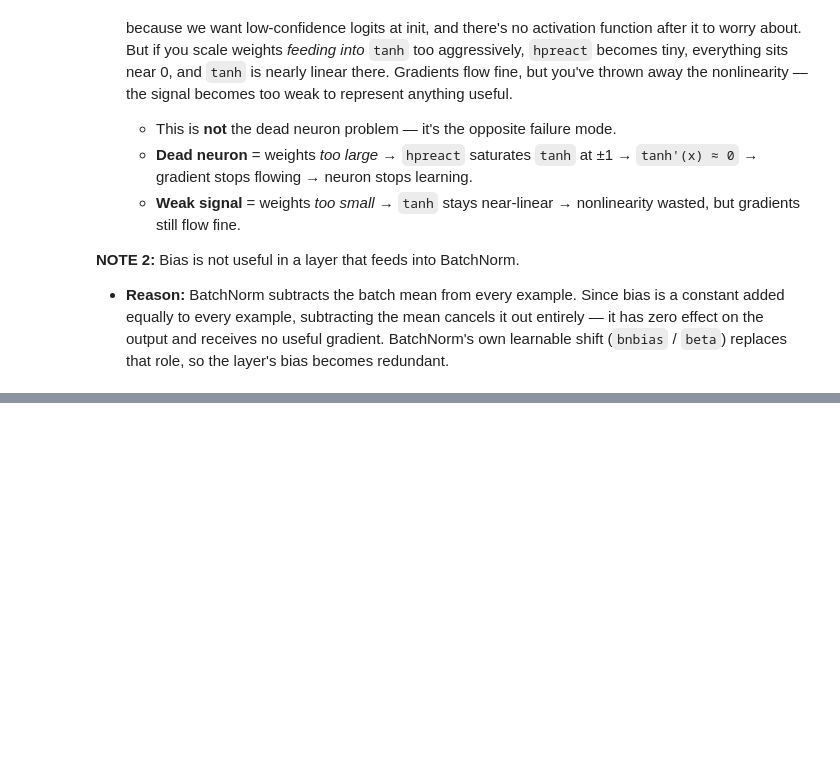
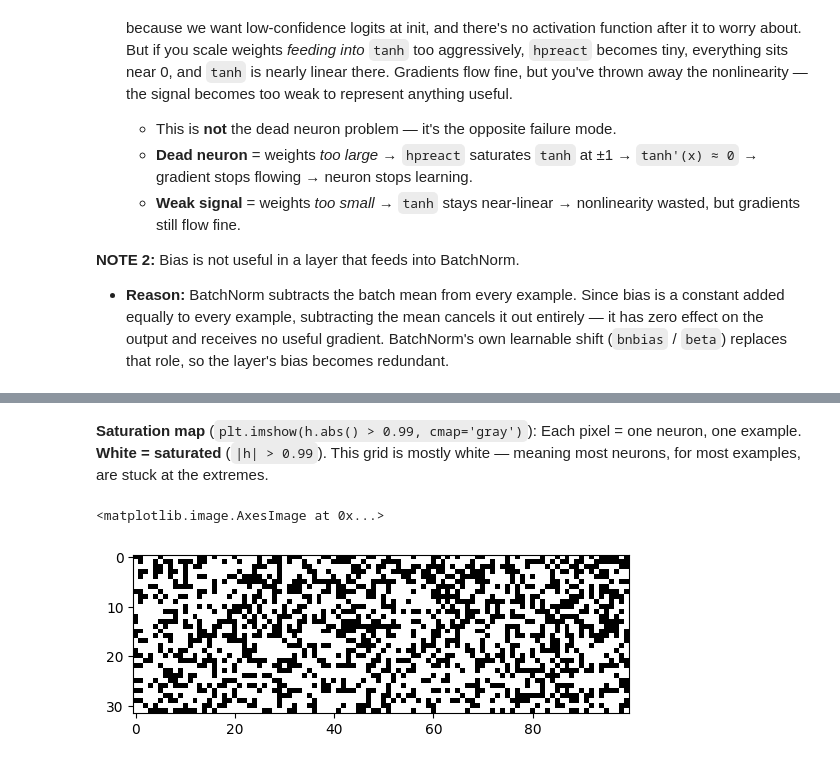
Before and after one commit to AjayMaan13/ML-AI-Complete-Journey, a Jupyter notebook: llm/makemore/makemore-pt3-activations.ipynb, the cells around one changed output, grey strips where cells are left out. Cells and saved outputs as stored; diff of their text form; code cells hidden in the pictures; blank space fills up the shorter version.

```diff
--- a/llm/makemore/makemore-pt3-activations.ipynb
+++ b/llm/makemore/makemore-pt3-activations.ipynb
@@ -47,0 +351,8 @@ Show these things in the Notebook:
+# %% [markdown]
+**Saturation map** (`plt.imshow(h.abs() > 0.99, cmap='gray')`):
+Each pixel = one neuron, one example. **White = saturated** (`|h| > 0.99`). This grid is mostly white — meaning most neurons, for most examples, are stuck at the extremes.
+# %%
+plt.imshow(h.abs() > 0.99, cmap='gray')
+# %% [output]
+<matplotlib.image.AxesImage at 0x...>
+[figure, added]
```
Also changed, not shown: parts of 75 cells of this notebook.
